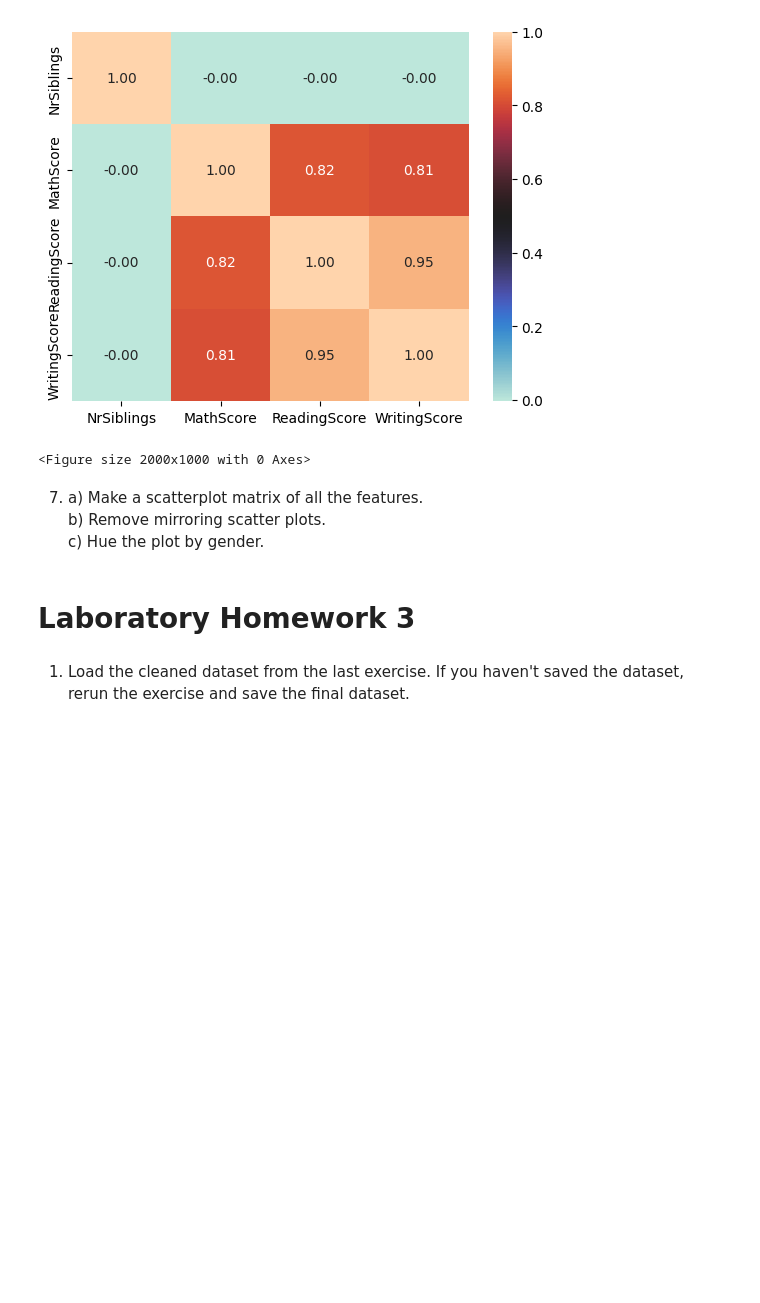
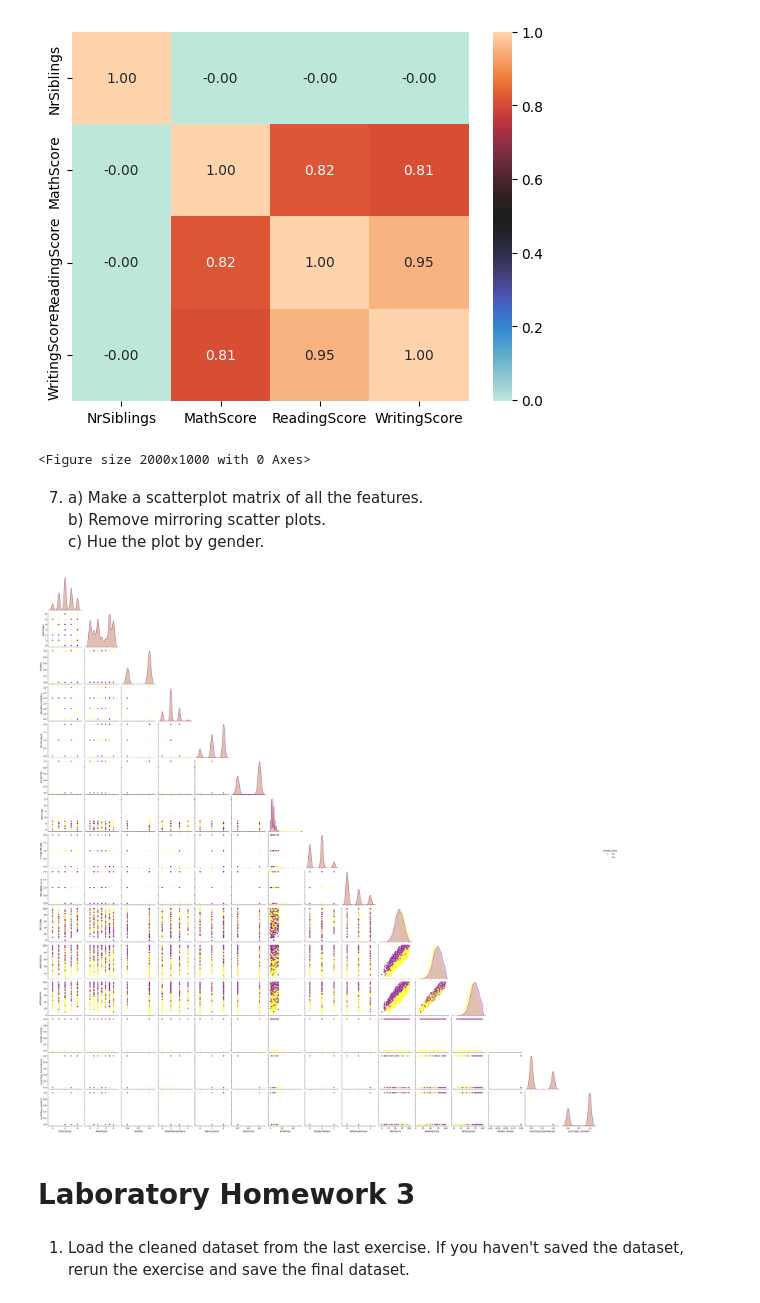
Before and after one commit to mariofernandezzz/IDS, a Jupyter notebook: AllHomeworks/homeworks.ipynb, the cells around one changed output. Cells and saved outputs as stored; diff of their text form; code cells hidden in the pictures; blank space fills up the shorter version.

```diff
--- a/AllHomeworks/homeworks.ipynb
+++ b/AllHomeworks/homeworks.ipynb
@@ -498,10 +498,12 @@ plt.show()
 # %%
 # scatter graphic with all the features making it a matrix
 # only the bottom of the matrix because the top is the same as the bottom
 # colors yellow for males and purple for females
 
-#sns.pairplot(score, hue='Gender_male', palette={0:'purple',1:'yellow'},corner=True)
-#plt.show()
+sns.pairplot(score, hue='Gender_male', palette={0:'purple',1:'yellow'},corner=True)
+plt.show()
+# %% [output]
+[figure, added]
 # %% [markdown]
 # Laboratory Homework 3
 # %%
```
Also changed, not shown: parts of 9 cells of this notebook.
